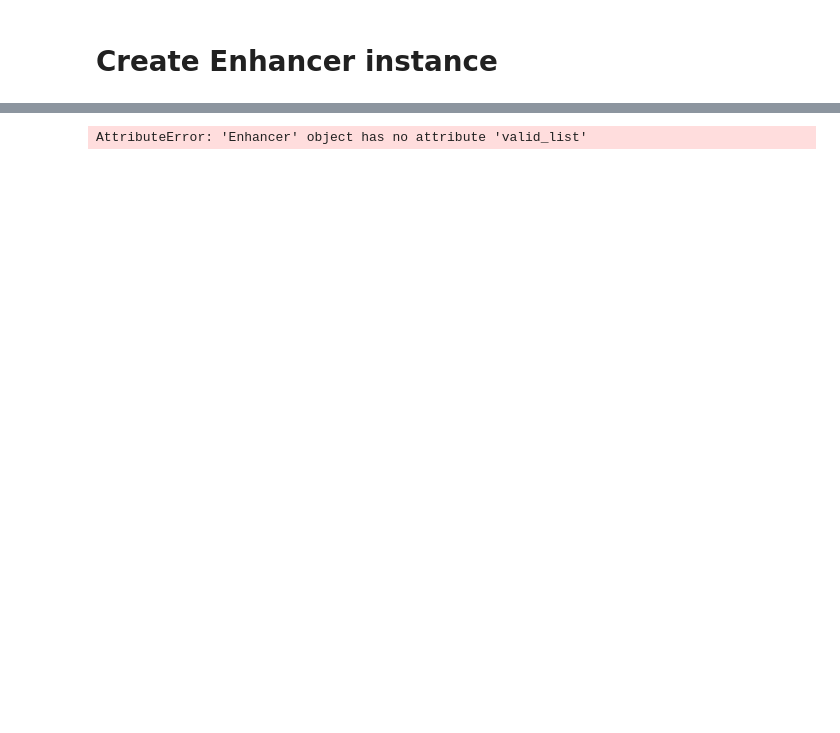
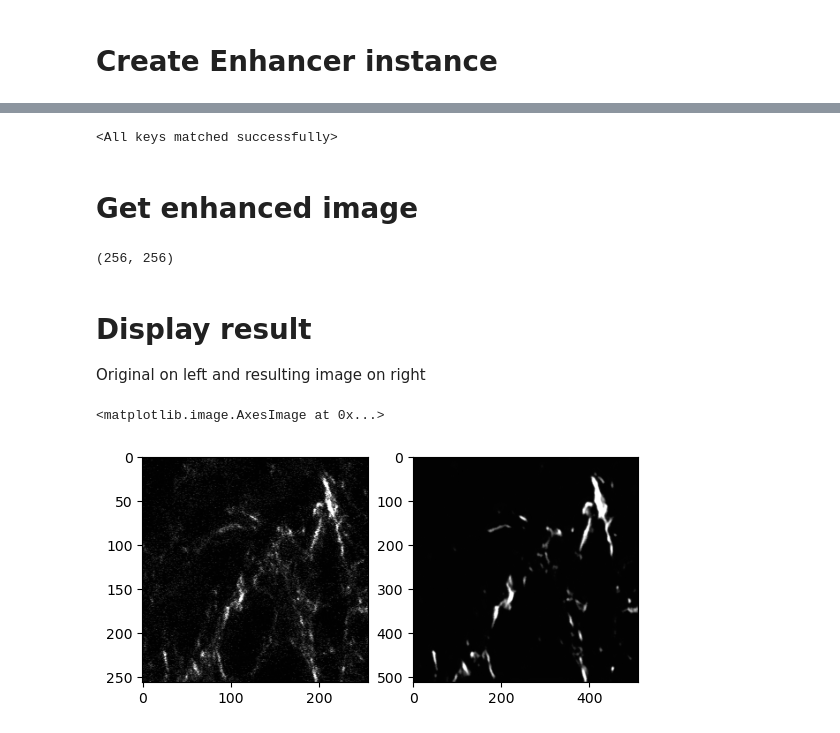
Before and after one commit to aarush-umap/lsm-run-time-enhancement, a Jupyter notebook: super-resolution_sandbox.ipynb, the cells around one changed output, grey strips where cells are left out. Saved outputs shown, nothing was run; the diff lists cells and outputs as text; code cells hidden in the pictures; blank space fills up the shorter version.

Commit message:
Used pretrained weights to produce output

```diff
--- a/super-resolution_sandbox.ipynb
+++ b/super-resolution_sandbox.ipynb
@@ -31,5 +31,5 @@ sample_data/input\*.tif
 # %%
-vmin, vmax, fail_names = compute_norm_range('sample_data', ext='tif', percentiles=(1, 99.5), sample_r=1)
+vmin, vmax, fail_names = compute_norm_range('cropped_sample_data', ext='tif', percentiles=(1, 99.5), sample_r=1)
 config = yaml.load(open("model_config.yaml", "r"), Loader=yaml.FullLoader)
-config['dataset'] = 'sample_data'
+config['dataset'] = 'cropped/sample_data'
 # %% [output]
@@ -46,4 +39,27 @@ ValueError: num_samples should be a positive integer value, but got num_samples=
-# %%
-enhancer.enhance()
-# %% [output]
-AttributeError: 'Enhancer' object has no attribute 'valid_list'
+# %%
+import torch
+enhancer = Enhancer(config, scale_factor=2, perceptual_loss=False, adversarial_loss=False)
+enhancer.backbone.load_state_dict(torch.load(path.join('model_weights', 'enhancer.pth')))
+# %% [output]
+<All keys matched successfully>
+# %% [markdown]
+# Get enhanced image
+# %%
+image = io.imread("cropped_sample_data/PB522-14-MAX_Fused.tif")
+print(image.shape)
+
+output = enhancer.compute(image)
+# %% [output]
+(256, 256)
+# %% [markdown]
+# Display result
+
+Original on left and resulting image on right
+# %%
+import matplotlib.pyplot as plt
+fig, ax = plt.subplots(nrows=1, ncols=2)
+ax[0].imshow(image, cmap='gray')
+ax[1].imshow(output, cmap='gray')
+# %% [output]
+<matplotlib.image.AxesImage at 0x...>
+[figure, added]
```
Also changed, not shown: parts of 4 cells of this notebook.
